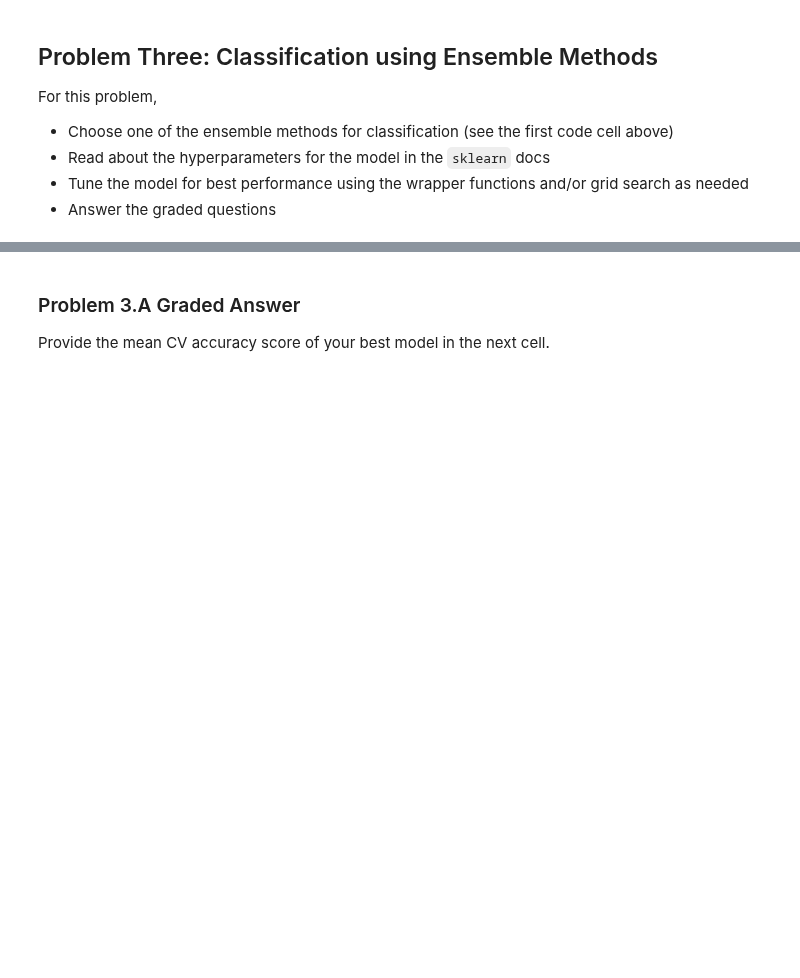
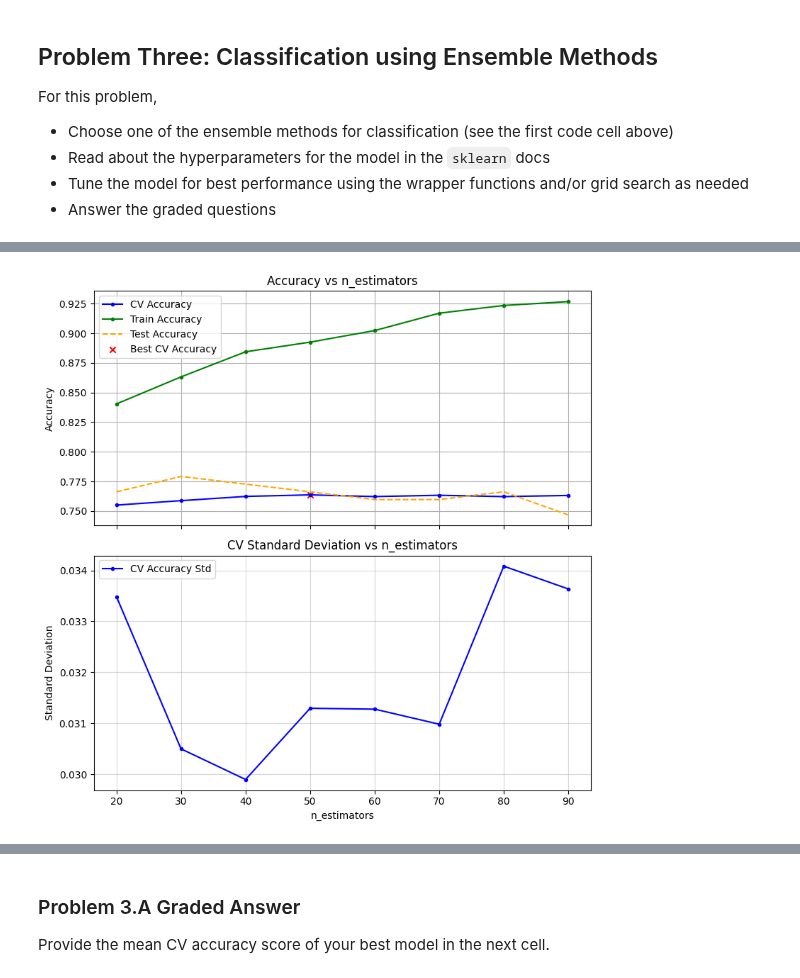
Before and after one commit to SergeyNelyapenkoBU/Module-3-Assignments, a Jupyter notebook: Homework_08.ipynb, the cells around one changed output, grey strips where cells are left out. Cells and saved outputs as stored; diff of their text form; code cells hidden in the pictures; blank space fills up the shorter version.

```diff
--- a/Homework_08.ipynb
+++ b/Homework_08.ipynb
@@ -440,0 +476,33 @@ For this problem,
+# %%
+# GradientBoostingClassifier
+
+Default_Parameters_GradientBoosting = {
+    'learning_rate'           : 0.1,             # Shrinks the contribution of each tree. Affects the speed of learning and overfitting.
+    'n_estimators'            : 100,             # The number of boosting stages to be run. More estimators can improve performance but increase training time.
+    'max_depth'               : 3,               # Maximum depth of individual trees. Controls model complexity.
+    'max_features'            : None,            # Number of features to consider when looking for best split. Can help reduce overfitting.
+    'random_state'            : 42               # Controls randomness of boosting. Useful for reproducibility.
+}
+# %%
+model = GradientBoostingClassifier
+Parameters = Default_Parameters_GradientBoosting.copy()
+param = 'n_estimators'
+sweep_name="GradientBoostingClassifier"
+parameter_list = range(20,100,10)
+
+Parameters_best = sweep_parameter(model,
+                    Parameters,
+                    param,
+                    parameter_list,
+                    X_train          = X_train,                 # The defaults use global parameters, you can override this by simply giving the arguments explicitly
+                    y_train          = y_train,
+                    X_test           = X_test,
+                    y_test           = y_test,
+                    verbose          = True,
+                    n_iter_no_change = None,
+                    delta            = 0.001,
+                    n_jobs           = -1,
+                    n_repeats        = n_repeats )
+print(f"Parameters_best: {Parameters_best}")
+# %% [output]
+[figure, added]
```
Also changed, not shown: parts of 10 cells of this notebook.
